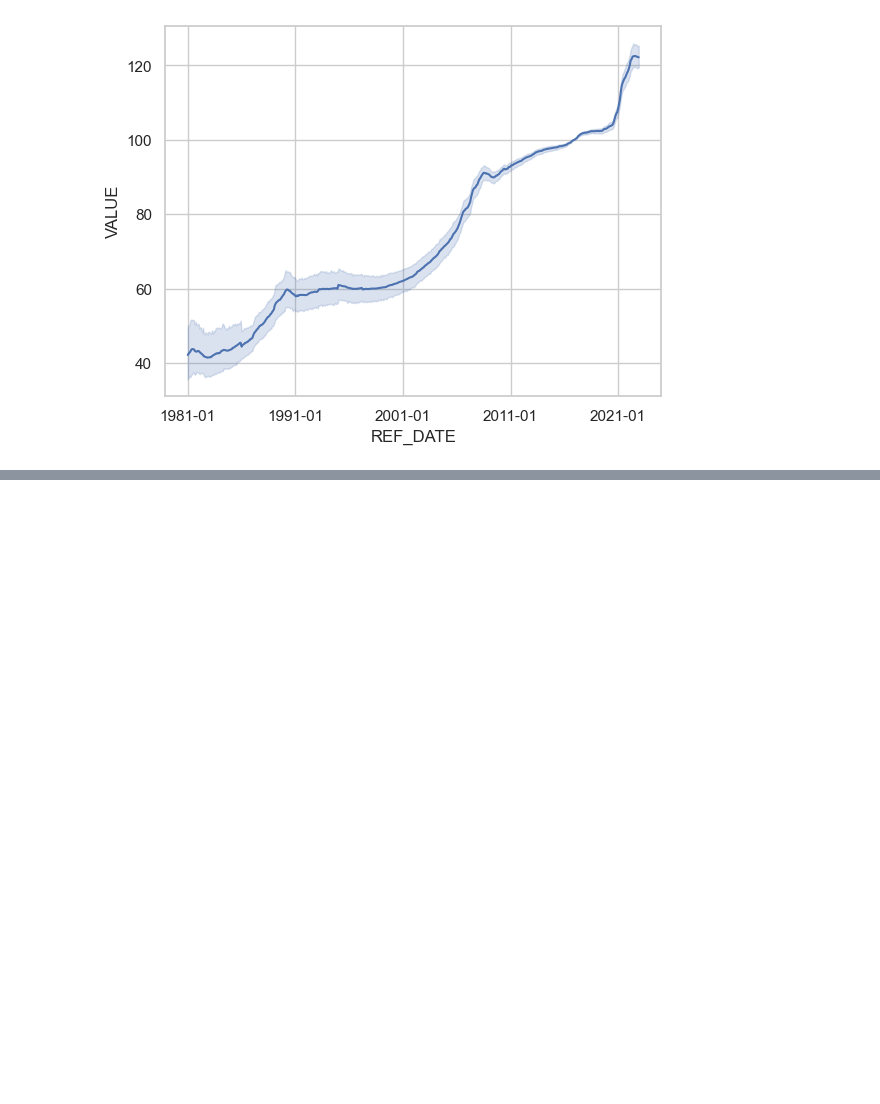
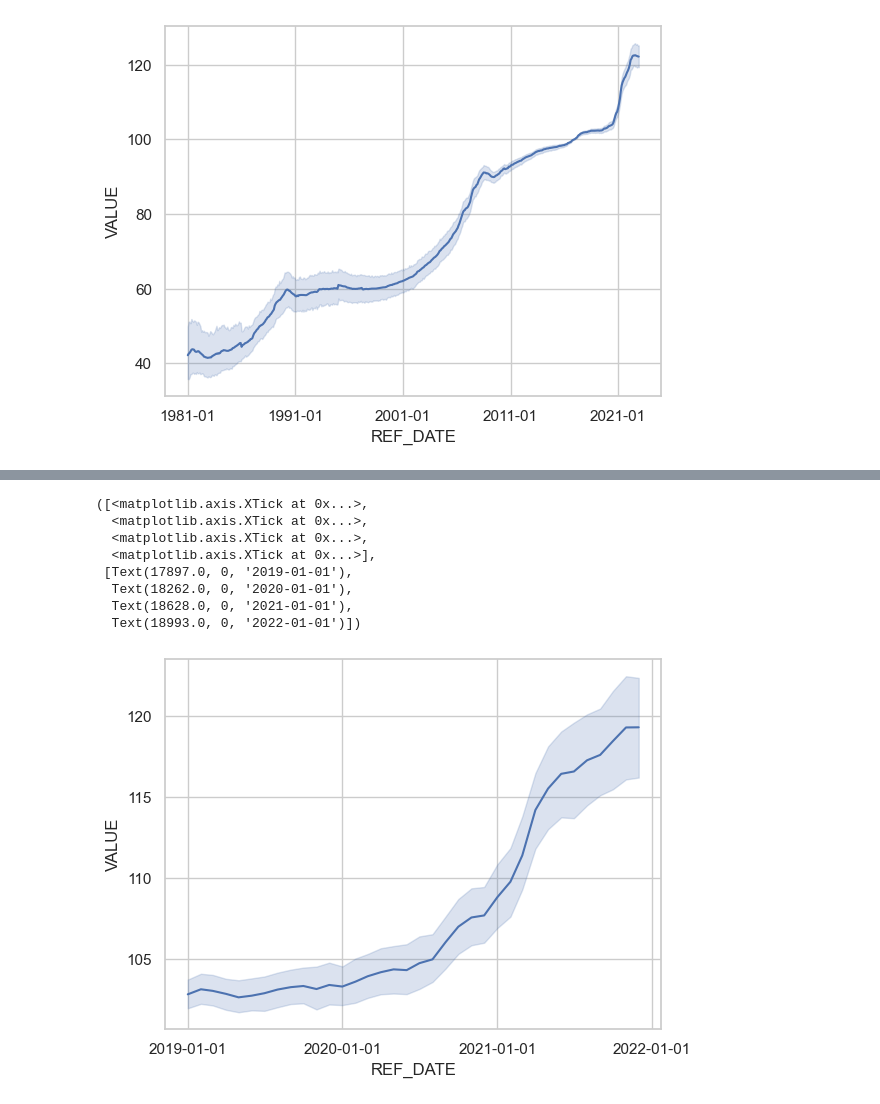
Before and after one commit to ubco-W2022T2-data301/project-group-group-2, a Jupyter notebook: analysis/analysis1.ipynb, the cells around one changed output, grey strips where cells are left out. Cells and saved outputs as stored; diff of their text form; code cells hidden in the pictures; blank space fills up the shorter version.

```diff
--- a/analysis/analysis1.ipynb
+++ b/analysis/analysis1.ipynb
@@ -148,0 +180,6 @@ plt.xticks(["1981-01","1991-01","2001-01","2011-01","2021-01"])
+# %%
+df_index_2019_2022 = df_index_year_month.reset_index()
+df_index_2019_2022['REF_DATE'] = pd.to_datetime(df_index_2019_2022['REF_DATE'])
+df_index_2019_2022_fil = df_index_2007_2010.loc[(df_index_2019_2022['REF_DATE'] >= '2019-01-01')
+                     & (df_index_2019_2022['REF_DATE'] <= '2022-01-01')]
+df_index_2019_2022_fil
@@ -148,0 +200,13 @@ plt.xticks(["1981-01","1991-01","2001-01","2011-01","2021-01"])
+# %%
+df_index_graph_2019_2022 = sns.lineplot(data=df_index_2019_2022_fil, x= df_index_2019_2022_fil["REF_DATE"], y= df_index_2019_2022_fil["VALUE"])
+plt.xticks(["2019-01-01","2020-01-01","2021-01-01","2022-01-01"])
+# %% [output]
+([<matplotlib.axis.XTick at 0x...>,
+  <matplotlib.axis.XTick at 0x...>,
+  <matplotlib.axis.XTick at 0x...>,
+  <matplotlib.axis.XTick at 0x...>],
+ [Text(17897.0, 0, '2019-01-01'),
+  Text(18262.0, 0, '2020-01-01'),
+  Text(18628.0, 0, '2021-01-01'),
+  Text(18993.0, 0, '2022-01-01')])
+[figure, added]
```
Also changed, not shown: parts of 6 cells of this notebook, 2 other files.
